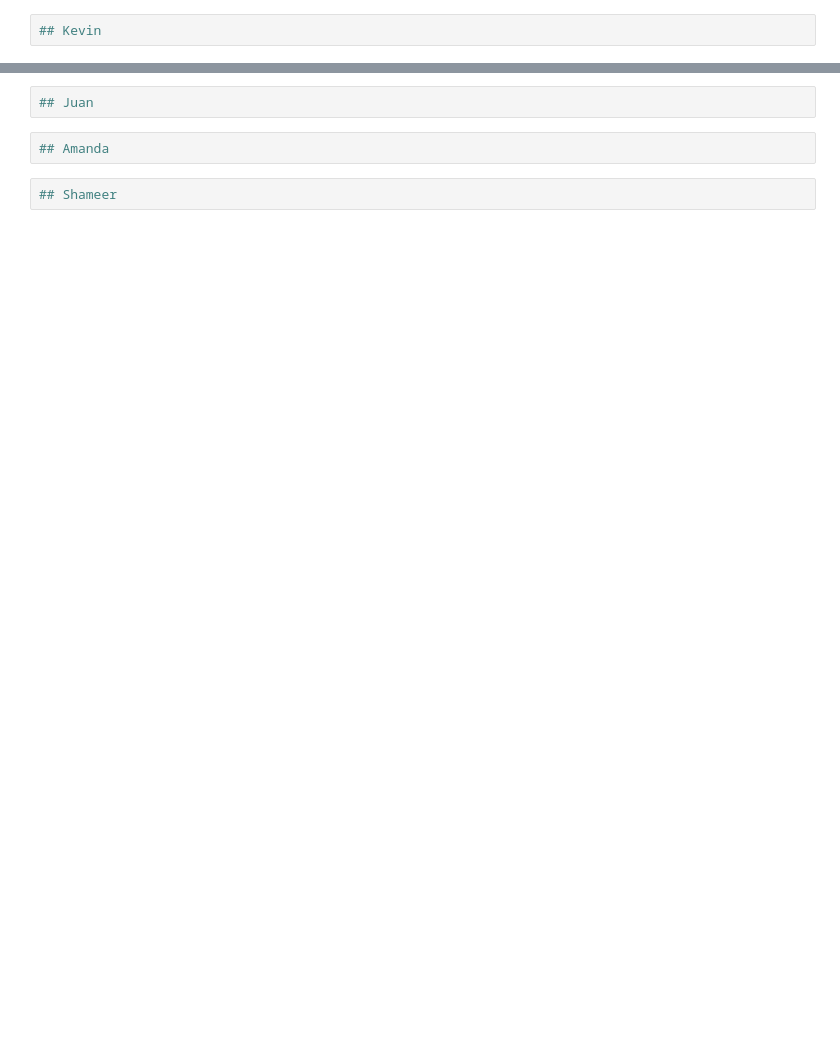
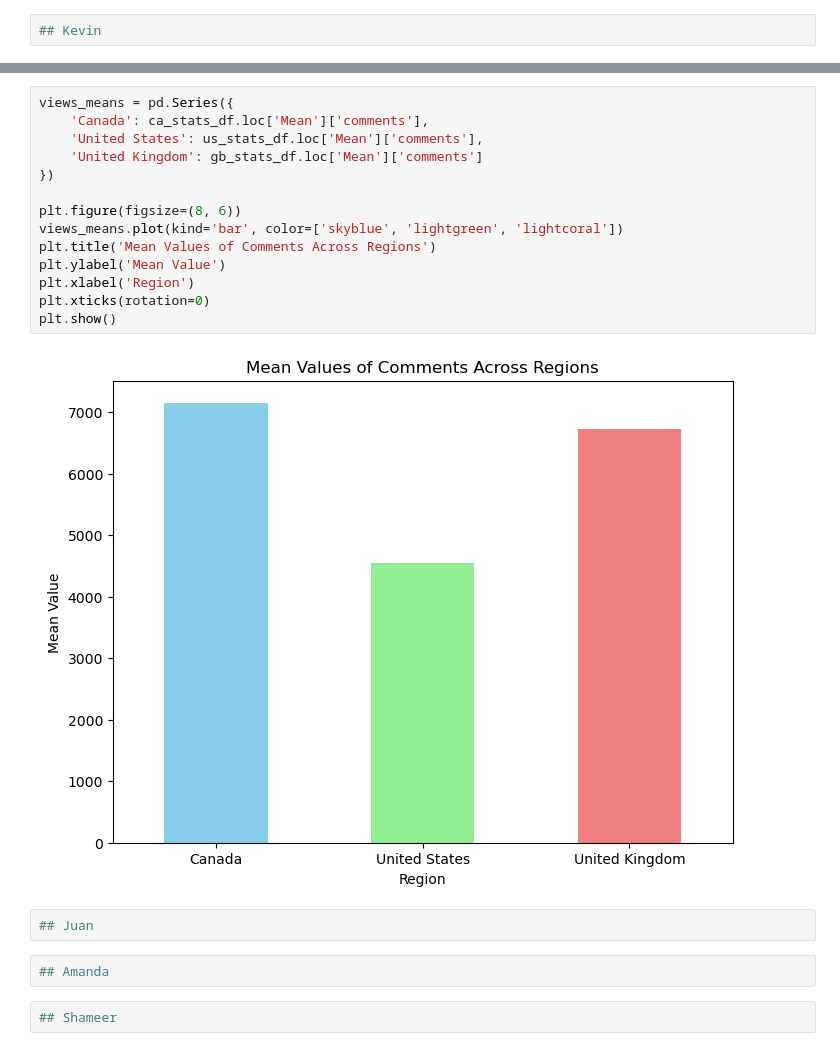
Before and after one commit to sophiagemanuel/Youtube_project, a Jupyter notebook: YouTube_Trending_ver_8.ipynb, the cells around one changed output, grey strips where cells are left out. Saved outputs shown, nothing was run; the diff lists cells and outputs as text; blank space fills up the shorter version.

```diff
--- a/YouTube_Trending_ver_8.ipynb
+++ b/YouTube_Trending_ver_8.ipynb
@@ -223,3 +330,19 @@ Std. Error: 1100.9709988545633
+# %%
+views_means = pd.Series({
+    'Canada': ca_stats_df.loc['Mean']['comments'],
+    'United States': us_stats_df.loc['Mean']['comments'],
+    'United Kingdom': gb_stats_df.loc['Mean']['comments']
+})
+
+plt.figure(figsize=(8, 6))
+views_means.plot(kind='bar', color=['skyblue', 'lightgreen', 'lightcoral'])
+plt.title('Mean Values of Comments Across Regions')
+plt.ylabel('Mean Value')
+plt.xlabel('Region')
+plt.xticks(rotation=0)
+plt.show()
+# %% [output]
+[figure, added]
 # %%
 ## Juan
 # %%
```
Also changed, not shown: parts of 11 cells of this notebook, 4 other files.
